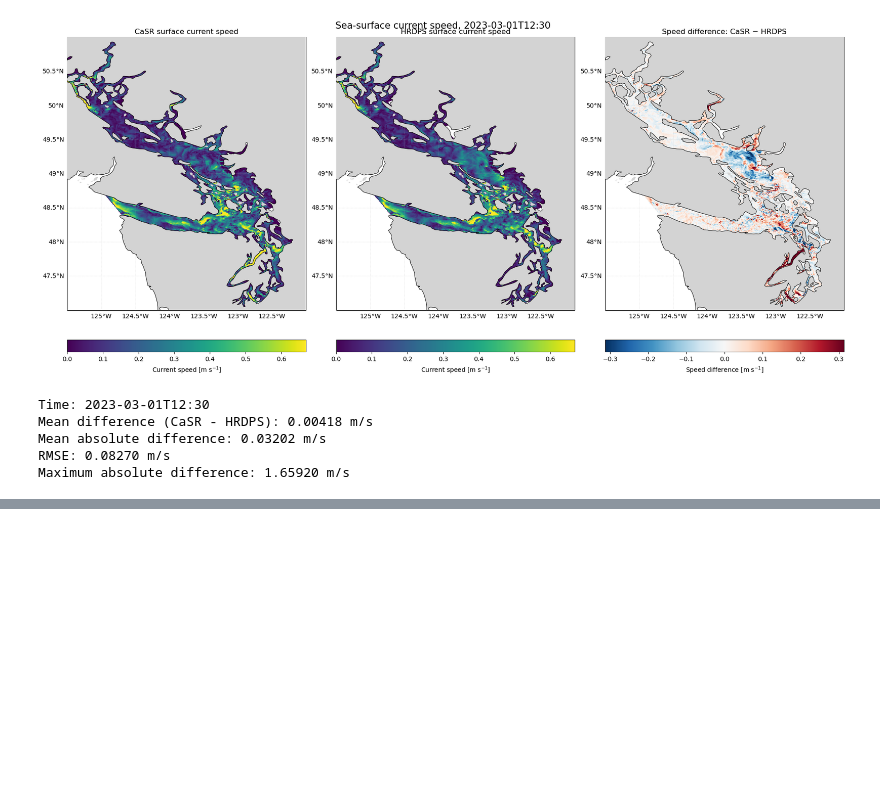
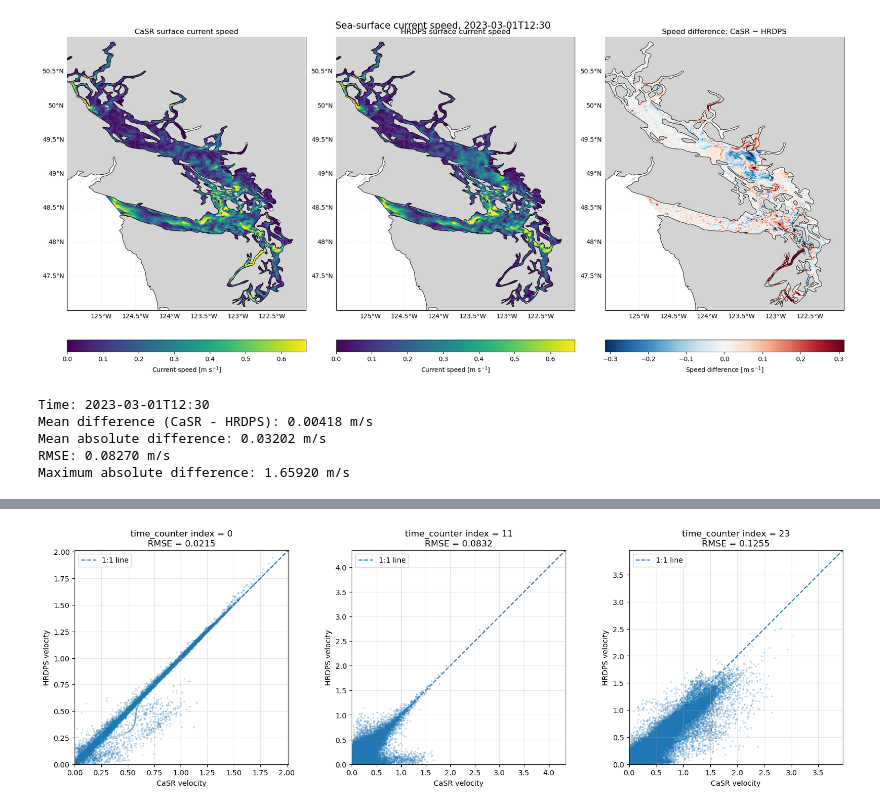
Before and after one commit to SalishSeaCast/analysis-junqi, a Jupyter notebook: Analysis_Atmospheric_Forcing/Analysis_model_comparison/Analysis_results_comparison/Results_CaSRvsHRDPS.ipynb, the cells around one changed output, grey strips where cells are left out. Saved outputs shown, nothing was run; the diff lists cells and outputs as text; code cells hidden in the pictures; blank space fills up the shorter version.

Commit message:
feat: velocity difference

```diff
--- a/Analysis_Atmospheric_Forcing/Analysis_model_comparison/Analysis_results_comparison/CaSRvsHRDPS.ipynb
+++ b/Analysis_Atmospheric_Forcing/Analysis_model_comparison/Analysis_results_comparison/Results_CaSRvsHRDPS.ipynb
@@ -786,0 +826,17 @@ Maximum absolute difference: 1.65920 m/s
+# %%
+# selection
+# ------------
+
+u_CaSR=ds_CaSR_u['vozocrtx'].isel(depthu=0)
+v_CaSR=ds_CaSR_v['vomecrty'].isel(depthv=0)
+
+u_HRDPS=ds_HRDPS_u['vozocrtx'].isel(depthu=0)
+v_HRDPS=ds_HRDPS_v['vomecrty'].isel(depthv=0)
+# %%
+
+# calculate the absolute velocity
+# ------------
+
+Velocity_CaSR=np.sqrt(u_CaSR**2+v_CaSR**2)
+Velocity_HRDPS=np.sqrt(u_HRDPS**2+v_HRDPS**2)
+Velocity_difference=Velocity_CaSR-Velocity_HRDPS
@@ -786,0 +861,72 @@ Maximum absolute difference: 1.65920 m/s
+# %%
+# scatter plot
+
+
+import matplotlib.pyplot as plt
+
+
+
+# 要比较的时间索引
+time_indices = [0, 11, 23]
+
+fig, axes = plt.subplots(
+    1, len(time_indices),
+    figsize=(16, 5),
+    constrained_layout=True
+)
+
+rmse_results = {}
+
+for ax, time_idx in zip(axes, time_indices):
+
+    # 提取对应时间步，并转成一维数组
+    casr = Velocity_CaSR.isel(time_counter=time_idx).values.ravel()
+    hrdps = Velocity_HRDPS.isel(time_counter=time_idx).values.ravel()
+
+    # 只保留两个数据都不是 NaN/Inf 的位置
+    valid = np.isfinite(casr) & np.isfinite(hrdps)
+    casr_valid = casr[valid]
+    hrdps_valid = hrdps[valid]
+
+    # 计算 RMSE：这里把 CaSR 作为参考值
+    rmse = np.sqrt(np.mean((hrdps_valid - casr_valid)**2))
+    rmse_results[time_idx] = rmse
+
+    # 散点图
+    ax.scatter(
+        casr_valid,
+        hrdps_valid,
+        s=5,
+        alpha=0.3,
+        edgecolors="none"
+    )
+
+    # 添加 1:1 参考线
+    lower = min(casr_valid.min(), hrdps_valid.min())
+    upper = max(casr_valid.max(), hrdps_valid.max())
+
+    ax.plot(
+        [lower, upper],
+        [lower, upper],
+        linestyle="--",
+        linewidth=1.5,
+        label="1:1 line"
+    )
+
+    ax.set_xlim(lower, upper)
+    ax.set_ylim(lower, upper)
+    ax.set_aspect("equal", adjustable="box")
+
+    ax.set_xlabel("CaSR velocity")
+    ax.set_ylabel("HRDPS velocity")
+    ax.set_title(
+        f"time_counter index = {time_idx}\n"
+        f"RMSE = {rmse:.4f}"
+    )
+
+    ax.grid(alpha=0.3)
+    ax.legend()
+
+plt.show()
+# %% [output]
+[figure, added]
```
Also changed, not shown: parts of 5 cells of this notebook, 1 other file.
